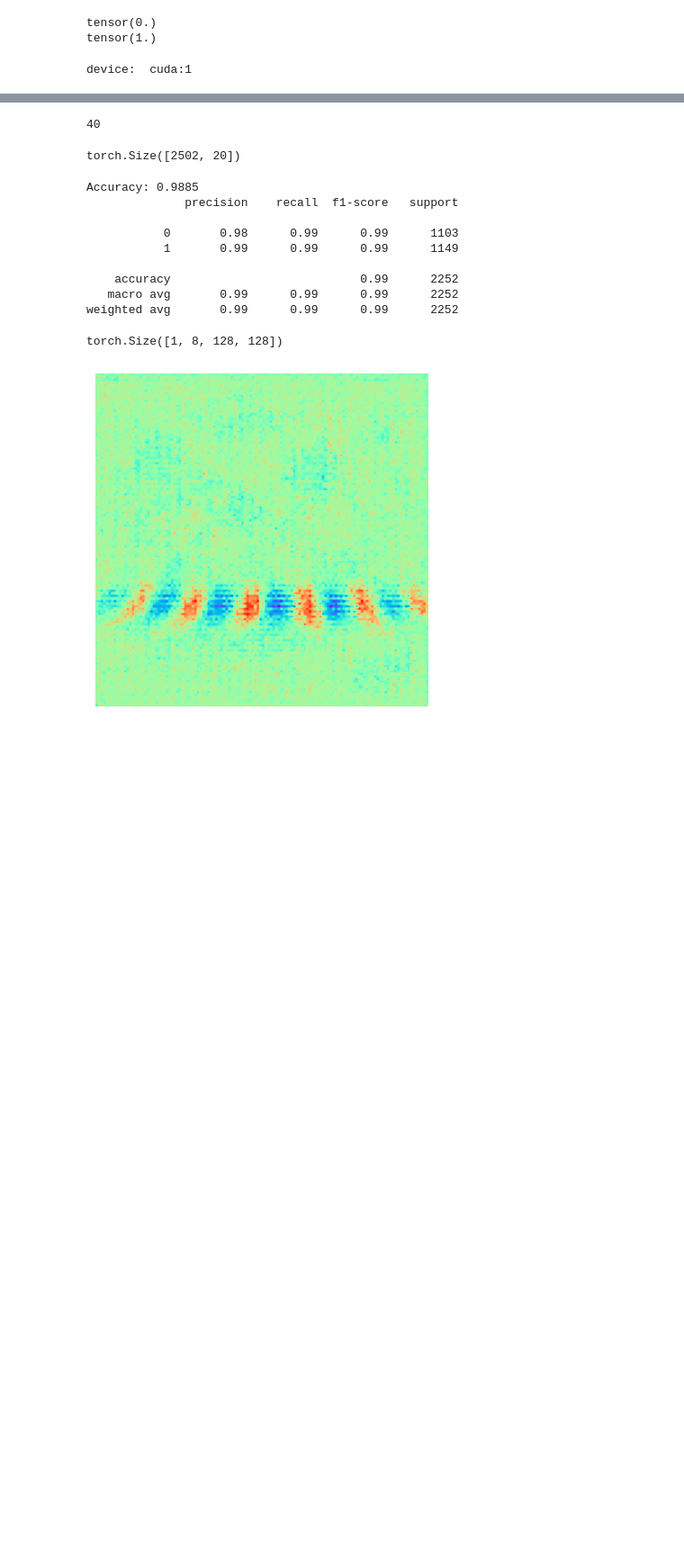
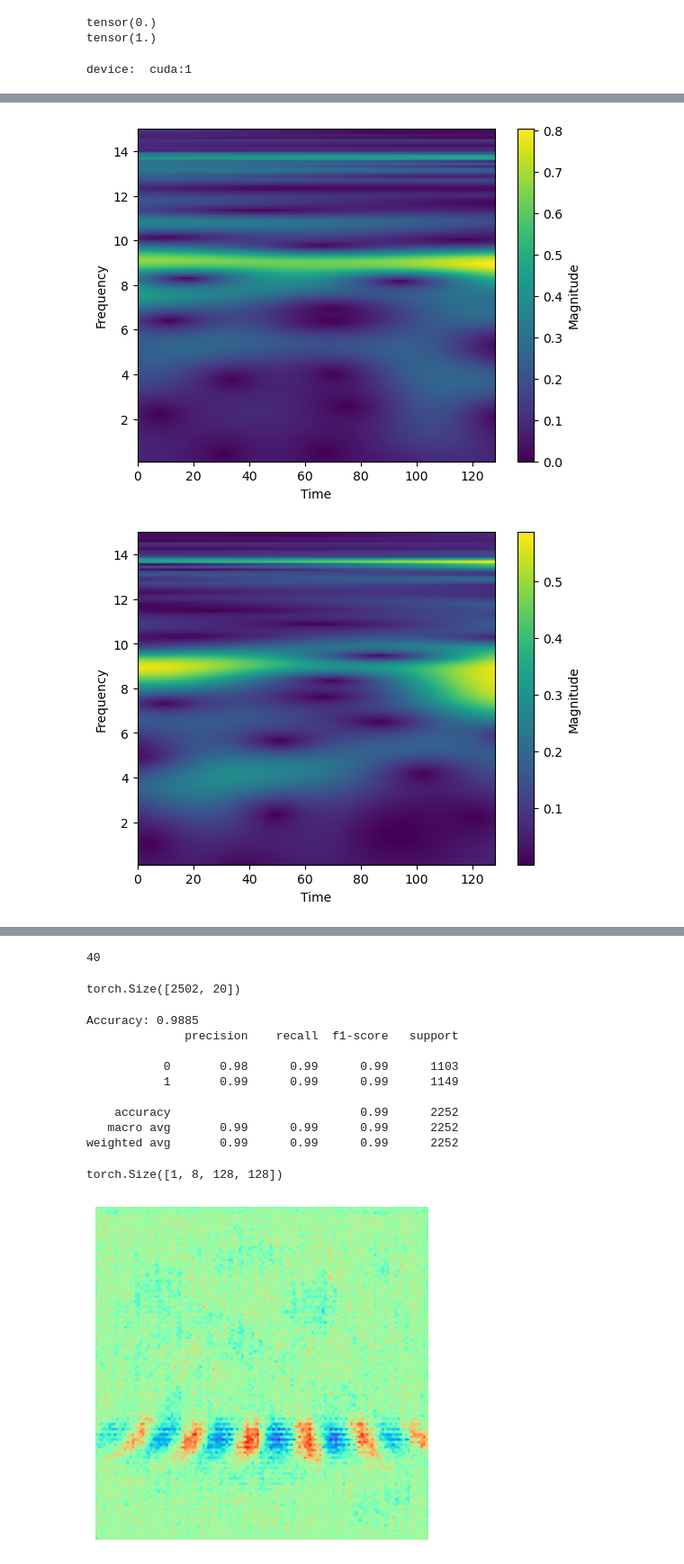
Before and after one commit to neil20030304/tremorxinyu, a Jupyter notebook: VAE.ipynb, the cells around one changed output, grey strips where cells are left out. Shown at 90% size. Drawn from its saved outputs; the diff is of its cells as text; code cells hidden in the pictures; blank space fills up the shorter version.

```diff
--- a/VAE.ipynb
+++ b/VAE.ipynb
@@ -455,0 +621,19 @@ F1 Score: 0.02877697841726619
+# %%
+fs = 100  # Sampling frequency
+n = fs * 7  # 100 seconds
+ts = np.arange(n)
+
+f0 = 0.1  # Lowest frequency
+f1 = 15   # Highest frequency
+fn = 100  # Number of frequencies
+data_points = tremor_data_points[:10]
+for i in data_points:
+    plt.imshow(np.abs(i[3]), extent=[0, 128, f0, f1], aspect='auto', origin='lower')
+    plt.colorbar(label='Magnitude')
+    plt.xlabel('Time')
+    plt.ylabel('Frequency')
+
+    plt.show()
+# %% [output]
+[figure, added]
+[figure, added]
```
Also changed, not shown: parts of 22 cells of this notebook, 2 other files.
